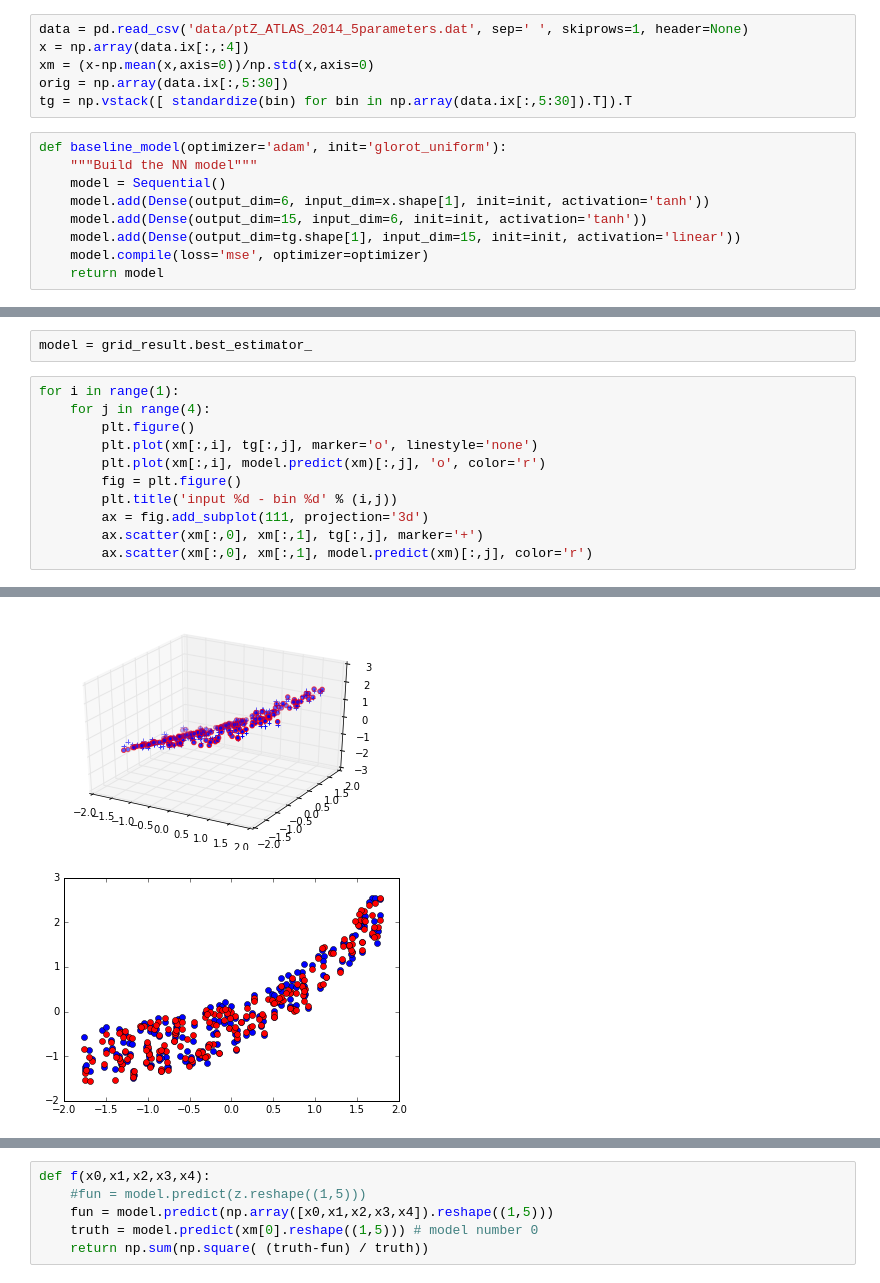
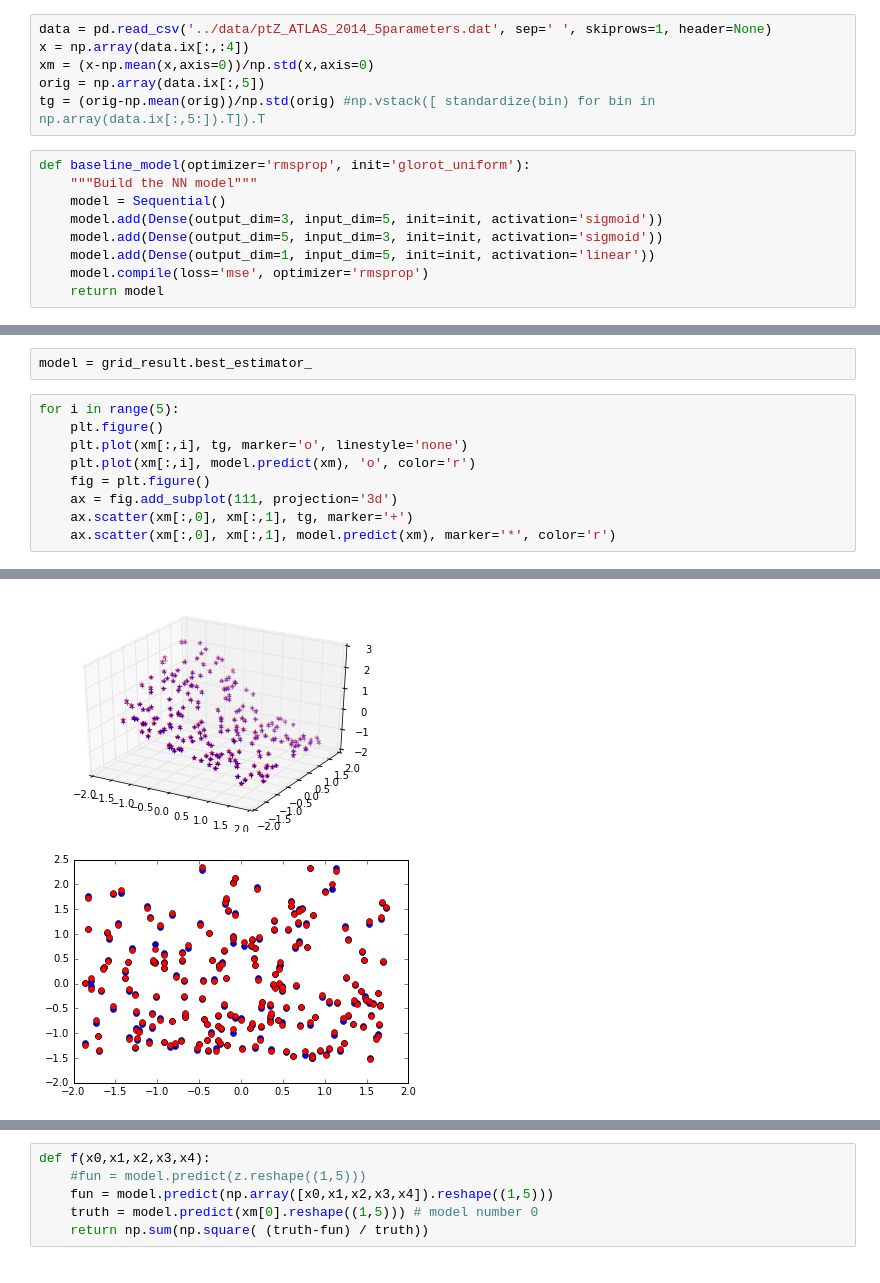
Before and after one commit to N3PDF/mcnntunes, a Jupyter notebook: experimental_tests/test.ipynb, the cells around one changed output, grey strips where cells are left out. Saved outputs shown, nothing was run; the diff lists cells and outputs as text.

Commit message:
implementing single output nn procedure

```diff
--- a/experimental_tests/test.ipynb
+++ b/experimental_tests/test.ipynb
@@ -20,19 +20,19 @@ from sklearn.pipeline import Pipeline
 from sklearn.metrics import make_scorer, mean_squared_error
 %matplotlib inline
 # %%
-data = pd.read_csv('data/ptZ_ATLAS_2014_5parameters.dat', sep=' ', skiprows=1, header=None)
+data = pd.read_csv('../data/ptZ_ATLAS_2014_5parameters.dat', sep=' ', skiprows=1, header=None)
 x = np.array(data.ix[:,:4])
 xm = (x-np.mean(x,axis=0))/np.std(x,axis=0)
-orig = np.array(data.ix[:,5:30])
-tg = np.vstack([ standardize(bin) for bin in np.array(data.ix[:,5:30]).T]).T
+orig = np.array(data.ix[:,5])
+tg = (orig-np.mean(orig))/np.std(orig) #np.vstack([ standardize(bin) for bin in np.array(data.ix[:,5:]).T]).T
 # %%
-def baseline_model(optimizer='adam', init='glorot_uniform'):
+def baseline_model(optimizer='rmsprop', init='glorot_uniform'):
     """Build the NN model"""
     model = Sequential()
-    model.add(Dense(output_dim=6, input_dim=x.shape[1], init=init, activation='tanh'))
-    model.add(Dense(output_dim=15, input_dim=6, init=init, activation='tanh'))
-    model.add(Dense(output_dim=tg.shape[1], input_dim=15, init=init, activation='linear'))
-    model.compile(loss='mse', optimizer=optimizer)
+    model.add(Dense(output_dim=3, input_dim=5, init=init, activation='sigmoid'))
+    model.add(Dense(output_dim=5, input_dim=3, init=init, activation='sigmoid'))
+    model.add(Dense(output_dim=1, input_dim=5, init=init, activation='linear'))
+    model.compile(loss='mse', optimizer='rmsprop')
     return model
 # %%
 seed = 7
@@ -69,14 +76,12 @@ for mean, stdev, mean2, param in zip(means, stds, means2, params):
 # %%
 model = grid_result.best_estimator_
 # %%
-for i in range(1):
-    for j in range(4):
-        plt.figure()
-        plt.plot(xm[:,i], tg[:,j], marker='o', linestyle='none')
-        plt.plot(xm[:,i], model.predict(xm)[:,j], 'o', color='r')
-        fig = plt.figure()
-        plt.title('input %d - bin %d' % (i,j))
-        ax = fig.add_subplot(111, projection='3d')
-        ax.scatter(xm[:,0], xm[:,1], tg[:,j], marker='+')
-        ax.scatter(xm[:,0], xm[:,1], model.predict(xm)[:,j], color='r')
+for i in range(5):
+    plt.figure()
+    plt.plot(xm[:,i], tg, marker='o', linestyle='none')
+    plt.plot(xm[:,i], model.predict(xm), 'o', color='r')
+    fig = plt.figure()
+    ax = fig.add_subplot(111, projection='3d')
+    ax.scatter(xm[:,0], xm[:,1], tg, marker='+')
+    ax.scatter(xm[:,0], xm[:,1], model.predict(xm), marker='*', color='r')
 # %% [output]
@@ -88,2 +93,2 @@ for i in range(1):
-[figure, old version]
+[figure, new version]
-[figure, old version]
+[figure, new version]
```
Also changed, not shown: parts of 5 cells of this notebook, 5 other files.
